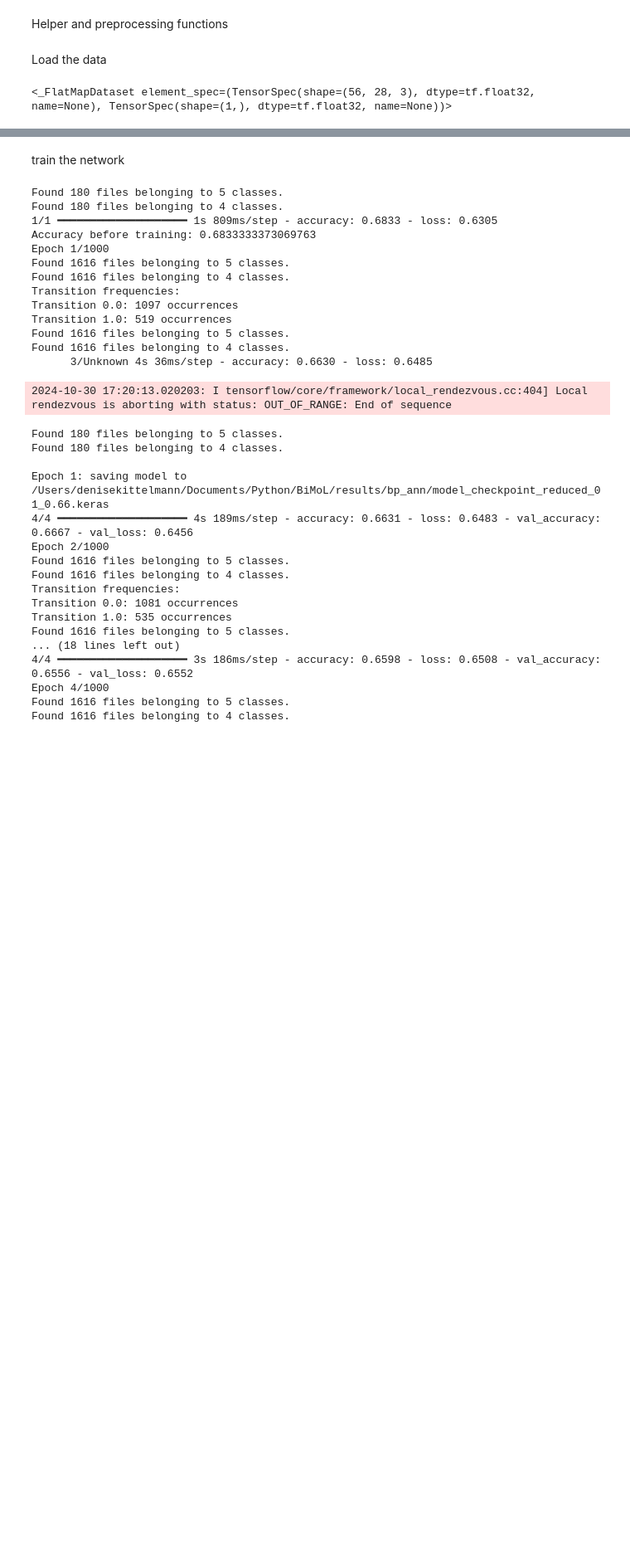
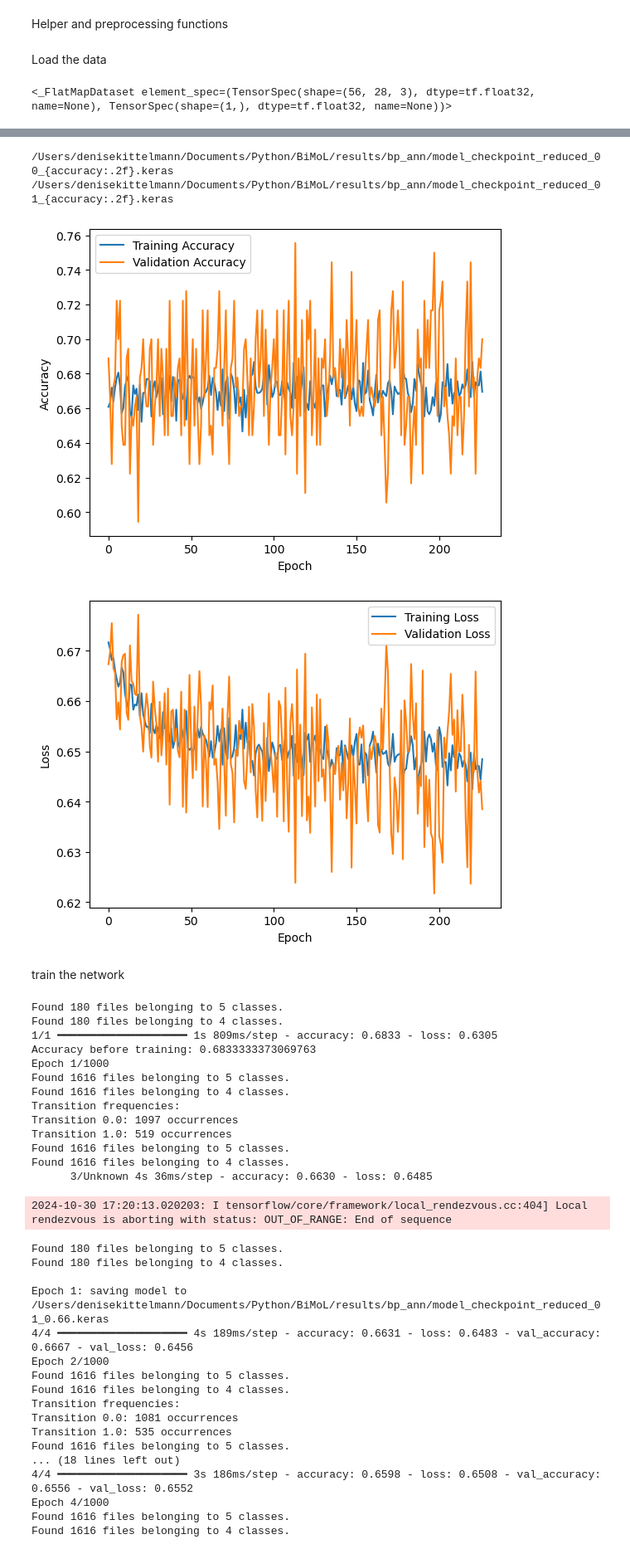
Before and after one commit to dkittelmann/BiMoL, a Jupyter notebook: code/notebooks/tf_backpropnetwork_final.ipynb, the cells around one changed output, grey strips where cells are left out. Shown at 83% size. Cells and saved outputs as stored; diff of their text form; code cells hidden in the pictures; blank space fills up the shorter version.

Commit message:
Corrected file saving

```diff
--- a/code/notebooks/tf_backpropnetwork_final.ipynb
+++ b/code/notebooks/tf_backpropnetwork_final.ipynb
@@ -82,18 +80,6 @@ def augment_images(batch_images, batch_labels):
     augmented_images = tf.clip_by_value(augmented_images, 0.0, 1.0)
 
     return augmented_images, batch_labels
-
-resultspath = '/Users/denisekittelmann/Documents/Python/BiMoL/results/bp_ann/model_checkpoint_reduced_{epoch:02d}_{accuracy:.2f}.keras'
-
-checkpoint_callback = tf.keras.callbacks.ModelCheckpoint(
-    filepath= resultspath,
-    monitor='accuracy',         # The metric to monitor for saving (e.g., 'val_loss', 'val_accuracy')
-    save_best_only=False,        # Save only the best model
-    save_weights_only=False,    # False = Save the entire model; True = only save weights
-    mode='max',                 # Set to 'min' for metrics like loss and 'max' for metrics like accuracy
-    save_freq='epoch',          # Frequency of saving, e.g., epoch or batch
-    verbose=1                   # Print when saving a model
-)
 # %% [markdown]
 Load the data
 # %%
@@ -296,3 +383,28 @@ print(val_dataset)
+# %%
+for i in range(2):
+
+    resultspath = f'/Users/denisekittelmann/Documents/Python/BiMoL/results/bp_ann/model_checkpoint_reduced_{i:02d}_{{accuracy:.2f}}.keras'
+    print(resultspath)
+# %% [output]
+/Users/denisekittelmann/Documents/Python/BiMoL/results/bp_ann/model_checkpoint_reduced_00_{accuracy:.2f}.keras
+/Users/denisekittelmann/Documents/Python/BiMoL/results/bp_ann/model_checkpoint_reduced_01_{accuracy:.2f}.keras
+# %%
+plt.plot(train_acc, label='Training Accuracy')
+plt.plot(val_acc, label='Validation Accuracy')
+plt.xlabel('Epoch')
+plt.ylabel('Accuracy')
+plt.legend()
+plt.show()
+
+plt.plot(train_loss, label='Training Loss')
+plt.plot(val_loss, label='Validation Loss')
+plt.xlabel('Epoch')
+plt.ylabel('Loss')
+plt.legend()
+plt.show()
+# %% [output]
+[figure, added]
+[figure, added]
 # %% [markdown]
 train the network
 # %%
```
Also changed, not shown: parts of 2 cells of this notebook, 3 other files.
